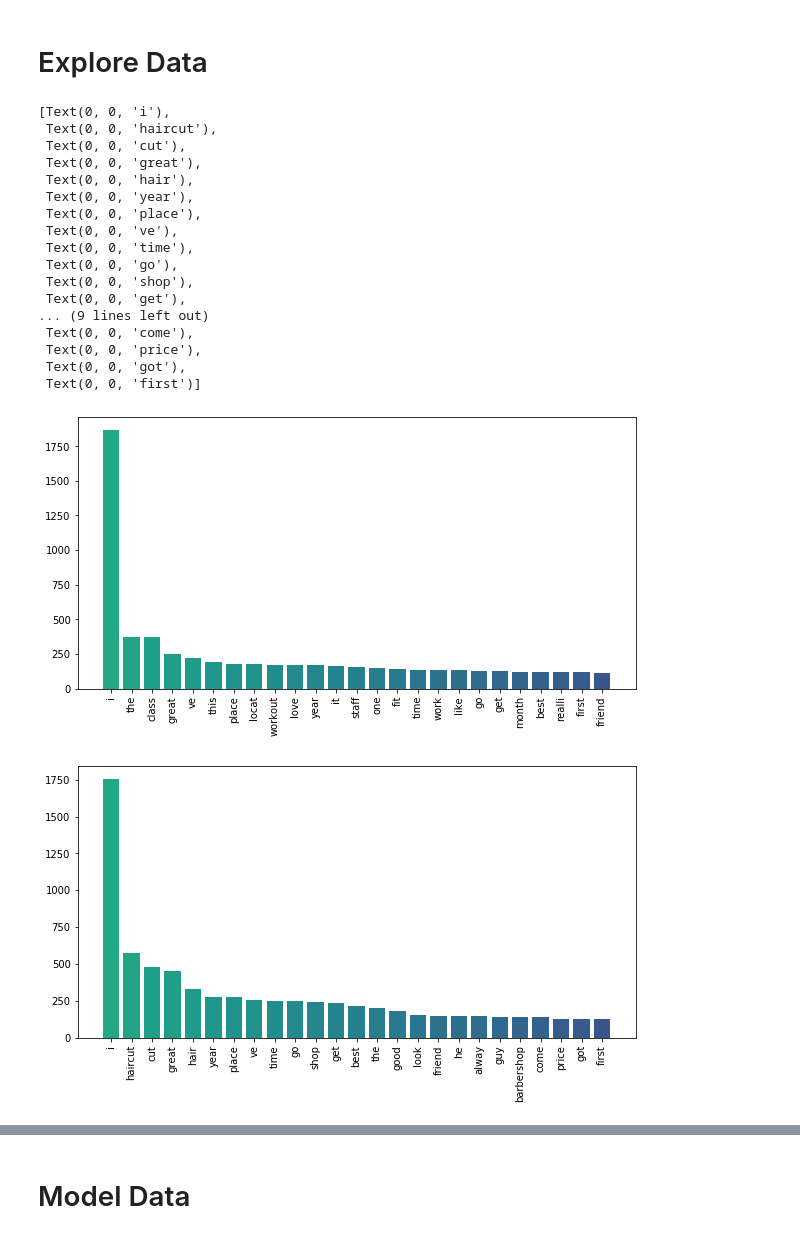
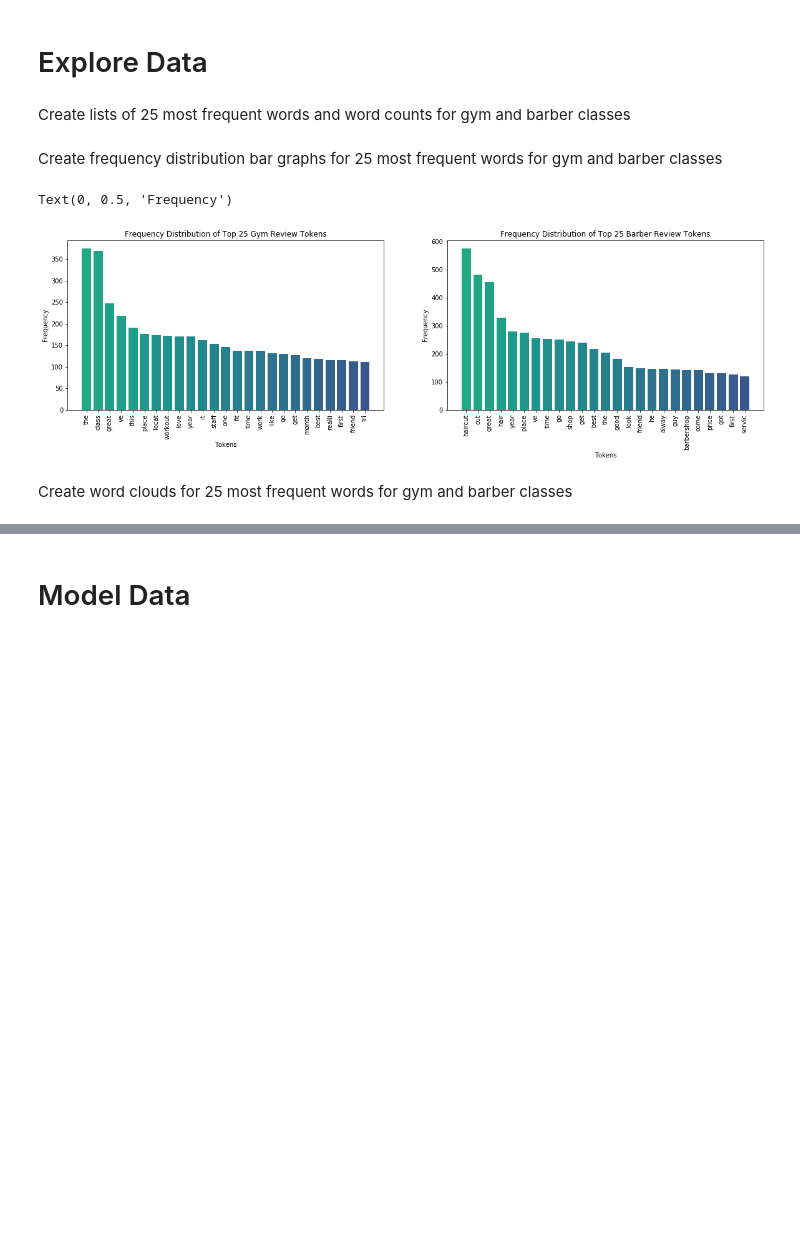
Before and after one commit to blantj/yelp_nlp, a Jupyter notebook: Modeling.ipynb, the cells around one changed output, grey strips where cells are left out. Saved outputs shown, nothing was run; the diff lists cells and outputs as text; code cells hidden in the pictures; blank space fills up the shorter version.

```diff
--- a/Modeling.ipynb
+++ b/Modeling.ipynb
@@ -56,6 +72,6 @@ for review in barber_reviews:
 # %%
 stop_words = stopwords.words('english')
-stop_words.extend(['.','i',",",'!','s','gym','barber','barbers', '...',"'s","n't",'(',')',"'m",'ve','i'])
+stop_words.extend(['.','i',",",'!','s','gym','barber','barbers', '...',"'s","n't",'(',')',"'m",'ve','I'])
 filtered_gym_tokens = []
 for word in gym_tokens:
     if word not in stop_words:
@@ -70,6 +88,8 @@ stemmed_gym = [stemmer.stem(word) for word in filtered_gym_tokens]
 stemmed_barber = [stemmer.stem(word) for word in filtered_barber_tokens]
 # %% [markdown]
 # Explore Data
+# %% [markdown]
+Create lists of 25 most frequent words and word counts for gym and barber classes
 # %%
 gym_freq = FreqDist(stemmed_gym)
 barber_freq = FreqDist(stemmed_barber)
@@ -77,34 +97,26 @@ gym_freq_words = [x[0] for x in gym_freq.most_common(25)]
 gym_freq_counts = [x[1] for x in gym_freq.most_common(25)]
 barber_freq_words = [x[0] for x in barber_freq.most_common(25)]
 barber_freq_counts = [x[1] for x in barber_freq.most_common(25)]
+# %% [markdown]
+Create frequency distribution bar graphs for 25 most frequent words for gym and barber classes
 # %%
 color = cm.viridis_r(np.linspace(.4,.8, 30))
-fig, ax = plt.subplots(figsize=(10,5))
-ax.bar(gym_freq_words, gym_freq_counts, color=color)
-ax.set_xticklabels(labels=gym_freq_words, rotation=90)
-fig2, ax2 = plt.subplots(figsize=(10,5))
-ax2.bar(barber_freq_words, barber_freq_counts, color=color)
-ax2.set_xticklabels(labels=barber_freq_words, rotation=90)
+fig, ax = plt.subplots(nrows = 1, ncols=2, figsize=(20,5))
+ax[0].bar(gym_freq_words, gym_freq_counts, color=color)
+ax[0].set_xticklabels(labels=gym_freq_words, rotation=90)
+ax[0].set_title('Frequency Distribution of Top 25 Gym Review Tokens')
+ax[0].set_xlabel('Tokens')
+ax[0].set_ylabel('Frequency')
+ax[1].bar(barber_freq_words, barber_freq_counts, color=color)
+ax[1].set_xticklabels(labels=barber_freq_words, rotation=90)
+ax[1].set_title('Frequency Distribution of Top 25 Barber Review Tokens')
+ax[1].set_xlabel('Tokens')
+ax[1].set_ylabel('Frequency')
 # %% [output]
-[Text(0, 0, 'i'),
- Text(0, 0, 'haircut'),
- Text(0, 0, 'cut'),
- Text(0, 0, 'great'),
- Text(0, 0, 'hair'),
- Text(0, 0, 'year'),
- Text(0, 0, 'place'),
- Text(0, 0, 've'),
- Text(0, 0, 'time'),
- Text(0, 0, 'go'),
- Text(0, 0, 'shop'),
- Text(0, 0, 'get'),
-... (9 lines left out)
- Text(0, 0, 'come'),
- Text(0, 0, 'price'),
- Text(0, 0, 'got'),
- Text(0, 0, 'first')]
+Text(0, 0.5, 'Frequency')
-[figure, old version]
+[figure, new version]
-[figure, removed]
+# %% [markdown]
+Create word clouds for 25 most frequent words for gym and barber classes
 # %%
 gym_freq_zipped = dict(zip(gym_freq_words, gym_freq_counts))
 barber_freq_zipped = dict(zip(barber_freq_words, barber_freq_counts))
```
Also changed, not shown: parts of 30 cells of this notebook, 1 other file.
